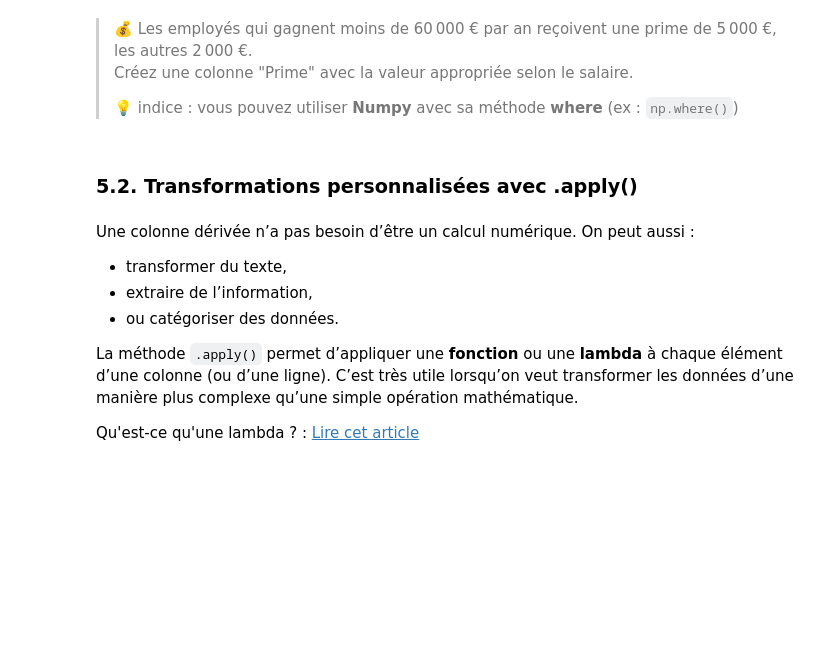
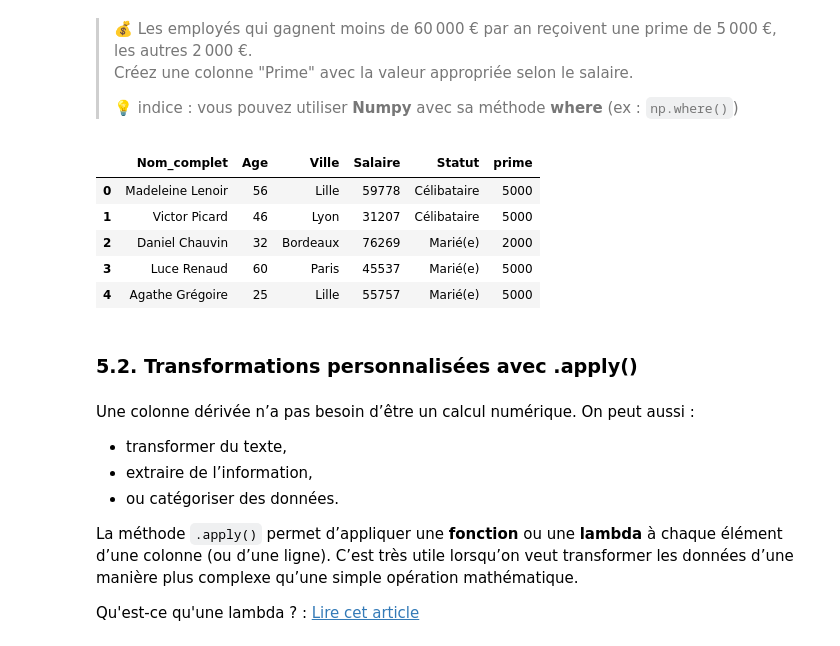
Before and after one commit to CSAADZIDI/init_pandas, a Jupyter notebook: pandas_essentiels.ipynb, the cells around one changed output. Cells and saved outputs as stored; diff of their text form; code cells hidden in the pictures; blank space fills up the shorter version.

```diff
--- a/pandas_essentiels.ipynb
+++ b/pandas_essentiels.ipynb
@@ -149,6 +301,18 @@ df
 > 💡 indice : vous pouvez utiliser **Numpy** avec sa méthode **where** (ex : `np.where()`)
 # %%
 # Votre code ici
+import numpy as np
+df.columns
+df["prime"] = np.where(df["Salaire"] < 60000, 5000, 2000)
+
+df.head()
+# %% [output]
+|  | Nom_complet | Age | Ville | Salaire | Statut | prime |
+| 0 | Madeleine Lenoir | 56 | Lille | 59778 | Célibataire | 5000 |
+| 1 | Victor Picard | 46 | Lyon | 31207 | Célibataire | 5000 |
+| 2 | Daniel Chauvin | 32 | Bordeaux | 76269 | Marié(e) | 2000 |
+| 3 | Luce Renaud | 60 | Paris | 45537 | Marié(e) | 5000 |
+| 4 | Agathe Grégoire | 25 | Lille | 55757 | Marié(e) | 5000 |
 # %% [markdown]
 ### 5.2. Transformations personnalisées avec .apply()
 # %% [markdown]
```
Also changed, not shown: parts of 32 cells of this notebook.
